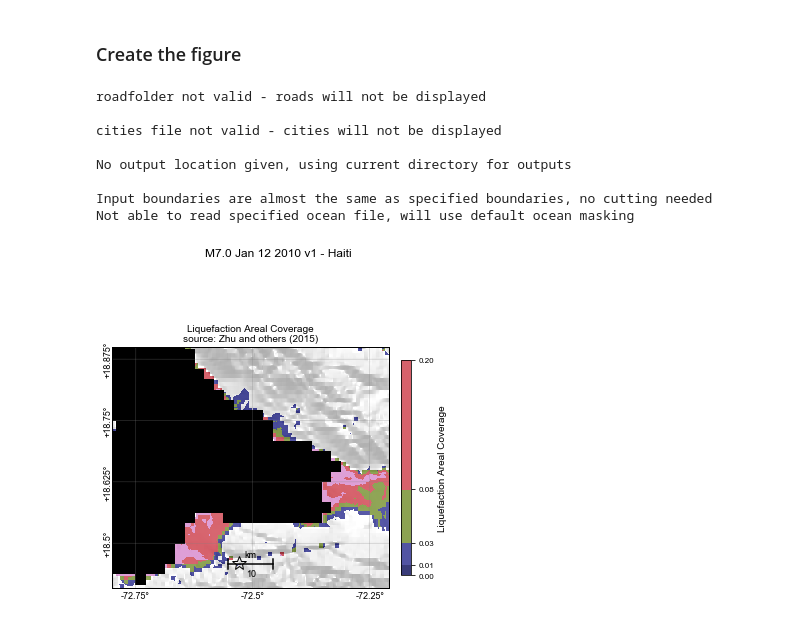
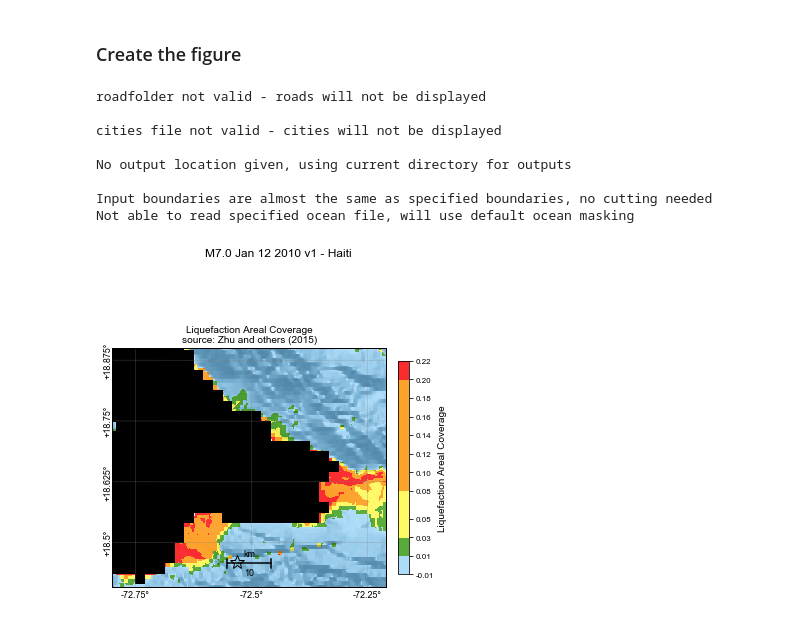
Before and after one commit to QingleCheng/groundfailure-notebooks, a Jupyter notebook: notebooks/Validate Zhu et al 2015 general liquefaction model.ipynb, the cells around one changed output. Drawn from its saved outputs; the diff is of its cells as text; code cells hidden in the pictures.

```diff
--- a/notebooks/Validate Zhu et al 2015 general liquefaction model.ipynb
+++ b/notebooks/Validate Zhu et al 2015 general liquefaction model.ipynb
@@ -57,11 +58,11 @@ Loading vs30 layer: 0.2 sec
 # %% [markdown]
 ### Change bins to match figure from paper
 # %%
-lims = [[0., 0.01, 0.03, 0.08, 0.2]]
-#colorlist = ['#ADDCF9','#58AB3B', '#FFF965', '#FDA22B', '#FA2C2F']  #hex code for colors in figure below
-#CustomCmap = matplotlib.colors.ListedColormap(colorlist)
-#colormap = [CustomCmap]
-colormap = [cm.tab20b]
+lims = [[-0.01, 0.01, 0.03, 0.05, 0.08, 0.1, 0.12, 0.14, 0.16, 0.18, 0.2, 0.22]]
+colorlist = ['#ADDCF9','#58AB3B', '#FFF965', '#FFF965', '#FDA22B', '#FDA22B', '#FDA22B', '#FDA22B', '#FDA22B','#FDA22B','#FA2C2F']  #hex code for colors in figure below
+CustomCmap = matplotlib.colors.ListedColormap(colorlist)
+colormap = [CustomCmap]
+#colormap = [cm.tab20b]
 
 maskthresh = [0.01]  # to represent gray color on figure
 # %% [markdown]
@@ -69,25 +70,25 @@ maskthresh = [0.01]  # to represent gray color on figure
 # %%
 # read in general mapping preferences
 mapconfig = ConfigObj(mapconfig)
 kwargs = parseMapConfig(mapconfig, fileext=map_inputs)
 
 #plotorder, logscale, lims, colormaps, maskthreshes = parseConfigLayers(maplayers, config)
 
 # Make the figure
-temp = makemaps.modelMap(maplayers, shakefile, lims=lims, maskthreshes=maskthresh, plotorder=['model'],
+temp = makemaps.modelMap(maplayers, shakefile, lims=lims, maskthreshes=None, plotorder=['model'],
          logscale=False, maproads=True, mapcities=True, showplots=True, printparam=False,
          inventory_shapefile=None, scaletype='binned', savepdf=False, savepng=False, boundaries=bounds,
          colormaps=colormap, **kwargs)
 # %% [output]
 roadfolder not valid - roads will not be displayed
 
 cities file not valid - cities will not be displayed
 
 No output location given, using current directory for outputs
 
 Input boundaries are almost the same as specified boundaries, no cutting needed
 Not able to read specified ocean file, will use default ocean masking
-[figure, old version]
+[figure, new version]
 # %% [markdown]
 ### Compare to the result from the original paper for this event (below)
 <img src="data/images/zhu2015_haiti.png" alt="From Paper" style="width: 500px;" align="left"/>
```
Also changed, not shown: parts of 2 cells of this notebook, 15 other files.
